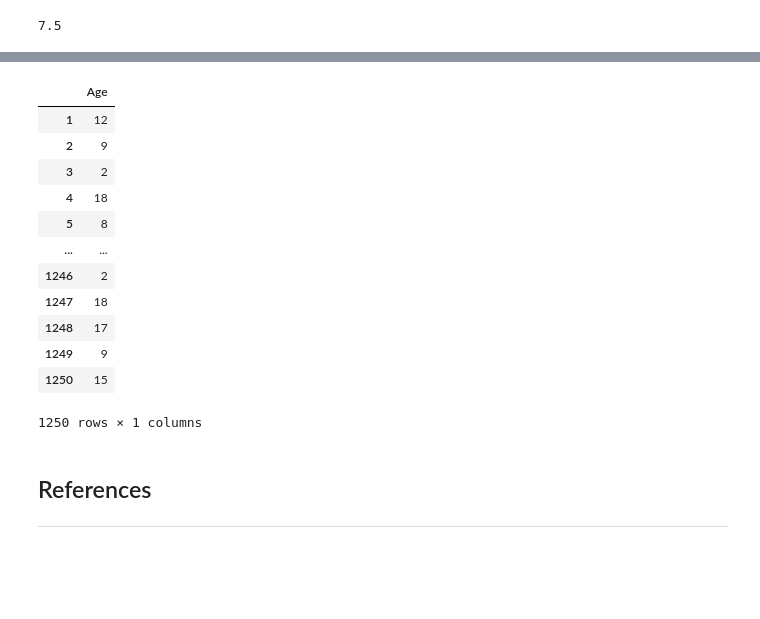
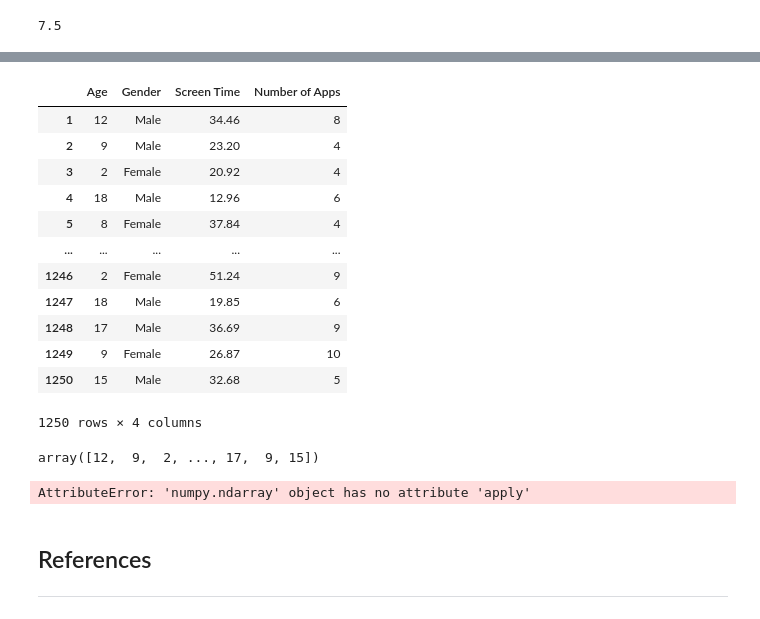
Before and after one commit to JPLee01/Programming_for_Data_Analysis-PRoject, a Jupyter notebook: Programming_for_Data_Analysis-Project.ipynb, the cells around one changed output, grey strips where cells are left out. Cells and saved outputs as stored; diff of their text form; code cells hidden in the pictures; blank space fills up the shorter version.

```diff
--- a/Programming_for_Data_Analysis-Project.ipynb
+++ b/Programming_for_Data_Analysis-Project.ipynb
@@ -309,18 +336,42 @@ plt.show()
+# %%
+#Cretion of Data Set using the Four Variables
+b1 = pd.DataFrame({'Age': age, 'Gender': g, 'Screen Time': np.around(s, 2), 'Number of Apps': apps})
+#Set numbering of Data Set to Start at 1
+b1.index = np.arange(1, len(b) + 1)
+b1
+# %% [output]
+|  | Age | Gender | Screen Time | Number of Apps |
+| 1 | 12 | Male | 34.46 | 8 |
+| 2 | 9 | Male | 23.20 | 4 |
+| 3 | 2 | Female | 20.92 | 4 |
+| 4 | 18 | Male | 12.96 | 6 |
+| 5 | 8 | Female | 37.84 | 4 |
+| ... | ... | ... | ... | ... |
+| 1246 | 2 | Female | 51.24 | 9 |
+| 1247 | 18 | Male | 19.85 | 6 |
+| 1248 | 17 | Male | 36.69 | 9 |
+| 1249 | 9 | Female | 26.87 | 10 |
+| 1250 | 15 | Male | 32.68 | 5 |
+1250 rows × 4 columns
+# %%
+def what_age(age):
+    if age <= 5:
+        return 'Pre-school'
+    if 5 <= age <= 13:
+        return 'Primary'
+    if 13 <= age <= 18:
+        return 'Secondary'
+
+age
+# %% [output]
+array([12,  9,  2, ..., 17,  9, 15])
 # %%
-a = pd.DataFrame(age, columns=['Age'])
-a.index = np.arange(1, len(a) + 1)
-a
+b = pd.DataFrame({'Age': age,
+                  'Age Category': age.apply(what_age),
+                  'Gender': g,
+                    'Screen Time': s,
+                  'Number of Apps': apps})
+b.index = np.arange(1, len(b) + 1)
+b
 # %% [output]
-|  | Age |
-| 1 | 12 |
-| 2 | 9 |
-| 3 | 2 |
-| 4 | 18 |
-| 5 | 8 |
-| ... | ... |
-| 1246 | 2 |
-| 1247 | 18 |
-| 1248 | 17 |
-| 1249 | 9 |
-| 1250 | 15 |
-1250 rows × 1 columns
+AttributeError: 'numpy.ndarray' object has no attribute 'apply'
```
Also changed, not shown: parts of 18 cells of this notebook.
